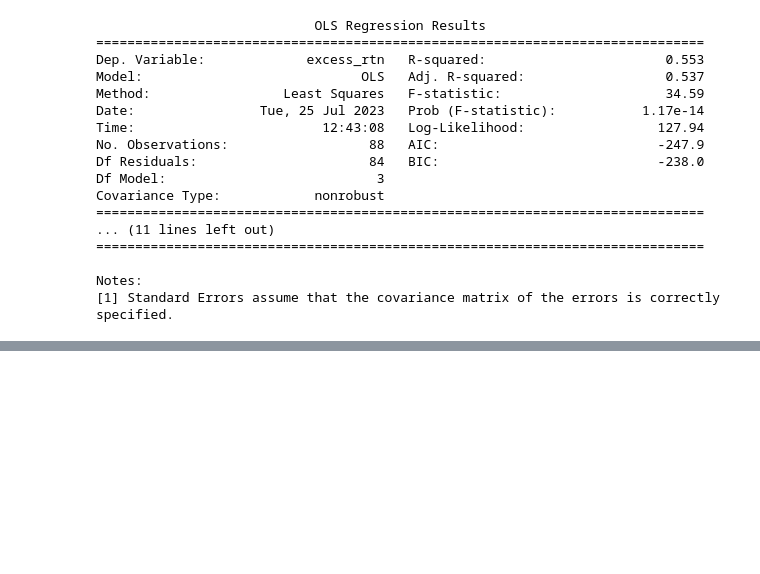
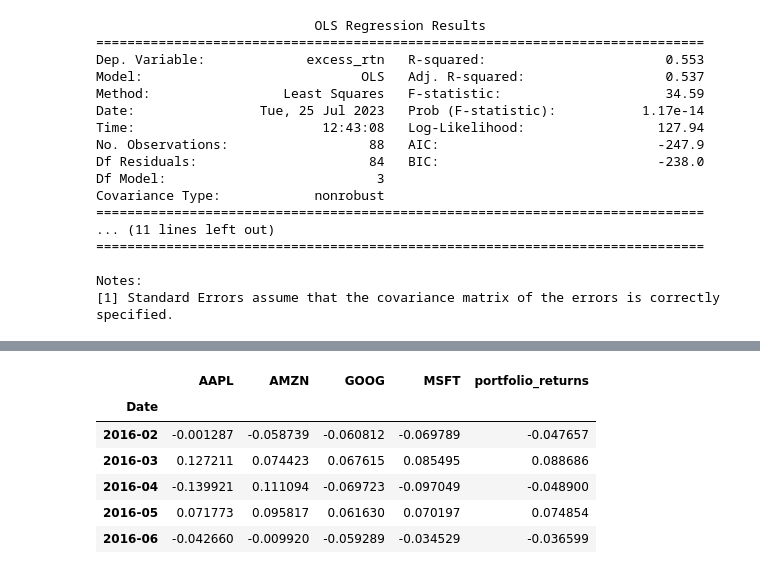
Before and after one commit to AmirGhnbr/multi_factor_models, a Jupyter notebook: multi_factor_models.ipynb, the cells around one changed output, grey strips where cells are left out. Cells and saved outputs as stored; diff of their text form; code cells hidden in the pictures; blank space fills up the shorter version.

```diff
--- a/multi_factor_models.ipynb
+++ b/multi_factor_models.ipynb
@@ -349,0 +386,21 @@ Notes:
+# %%
+asset_df = asset_df["Adj Close"].resample("M") \
+                                .last() \
+                                .pct_change() \
+                                .dropna()
+# reformat index for joining
+asset_df.index = asset_df.index.to_period("m")
+# %%
+asset_df["portfolio_returns"] = np.matmul(
+    asset_df[ASSETS].values,
+    WEIGHTS
+)
+asset_df.head()
+# %% [output]
+|  | AAPL | AMZN | GOOG | MSFT | portfolio_returns |
+| Date |  |  |  |  |  |
+| 2016-02 | -0.001287 | -0.058739 | -0.060812 | -0.069789 | -0.047657 |
+| 2016-03 | 0.127211 | 0.074423 | 0.067615 | 0.085495 | 0.088686 |
+| 2016-04 | -0.139921 | 0.111094 | -0.069723 | -0.097049 | -0.048900 |
+| 2016-05 | 0.071773 | 0.095817 | 0.061630 | 0.070197 | 0.074854 |
+| 2016-06 | -0.042660 | -0.009920 | -0.059289 | -0.034529 | -0.036599 |
```
Also changed, not shown: parts of 7 cells of this notebook.
